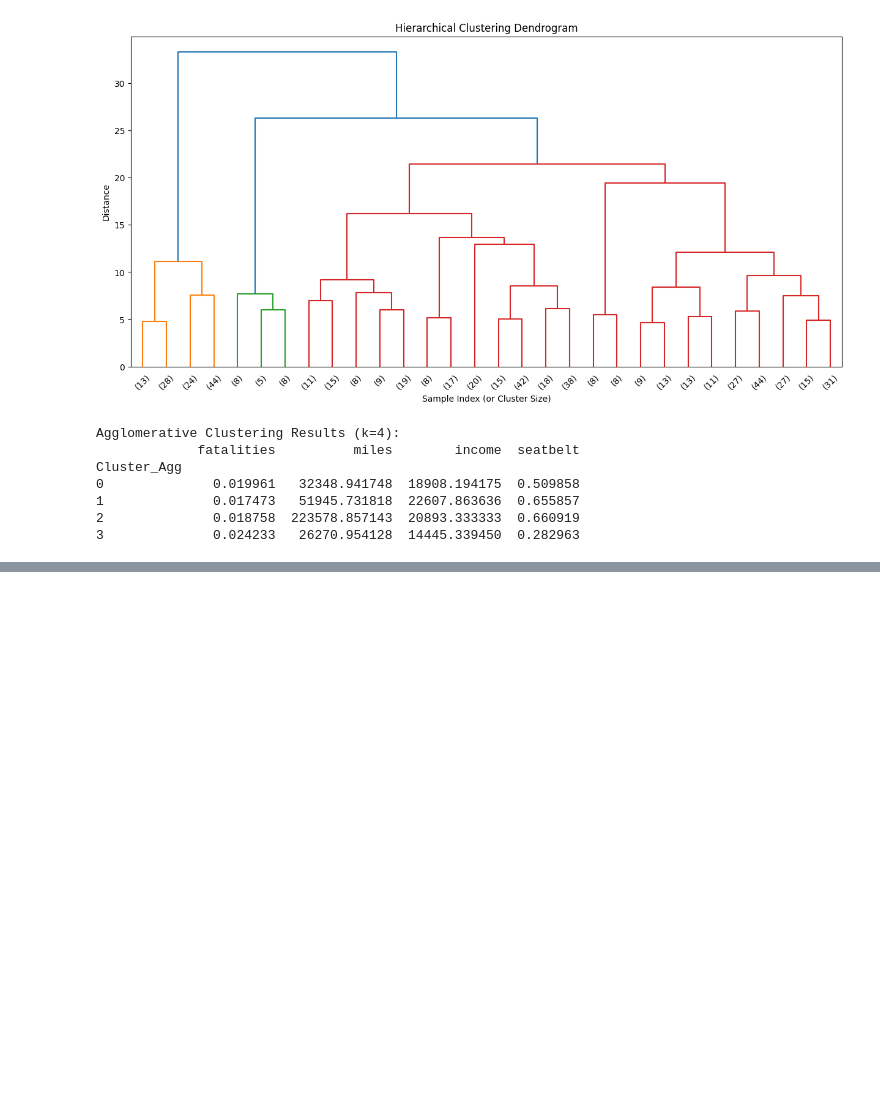
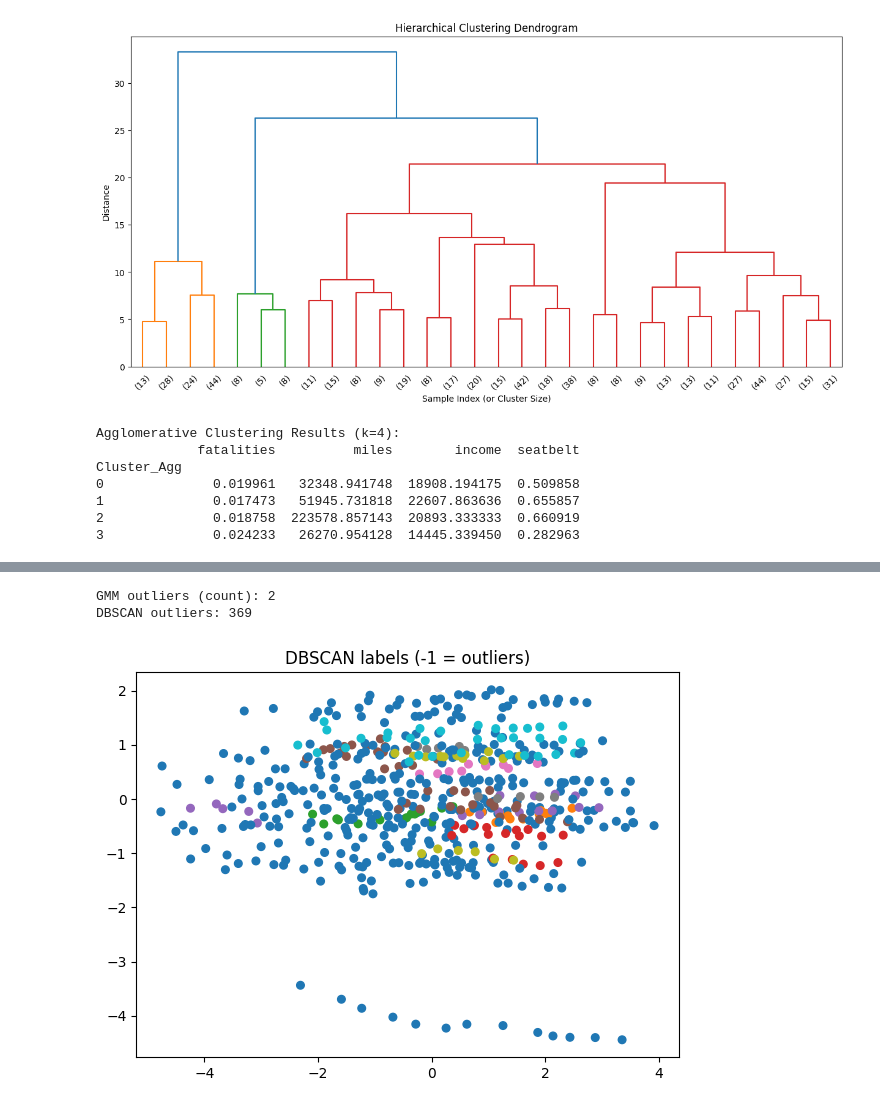
Before and after one commit to Gayatri2912/22BDS0126, a Jupyter notebook: 22bds0126.ipynb, the cells around one changed output, grey strips where cells are left out. Cells and saved outputs as stored; diff of their text form; code cells hidden in the pictures; blank space fills up the shorter version.

```diff
--- a/22bds0126.ipynb
+++ b/22bds0126.ipynb
@@ -562,0 +590,27 @@ Cluster_Agg
+# %%
+# Outlier detection using GMM posterior probabilities
+max_prob = probs.max(axis=1)
+outlier_mask_gmm = max_prob < 0.5  # threshold - tweak as needed
+print("GMM outliers (count):", outlier_mask_gmm.sum())
+
+df.loc[X.index[outlier_mask_gmm], numeric_cols].head()
+
+# DBSCAN-based outliers
+from sklearn.cluster import DBSCAN
+db = DBSCAN(eps=0.8, min_samples=5)
+db_labels = db.fit_predict(Xs)
+outliers_db = (db_labels == -1).sum()
+print("DBSCAN outliers:", outliers_db)
+
+# attach DBSCAN label
+df.loc[X.index, 'dbscan_label'] = db_labels
+
+# Visualize outliers in PCA space
+plt.figure(figsize=(7,5))
+plt.scatter(X2[:,0], X2[:,1], c=db_labels, cmap='tab10', s=30)
+plt.title('DBSCAN labels (-1 = outliers)')
+plt.show()
+# %% [output]
+GMM outliers (count): 2
+DBSCAN outliers: 369
+[figure, added]
```
Also changed, not shown: parts of 19 cells of this notebook.
